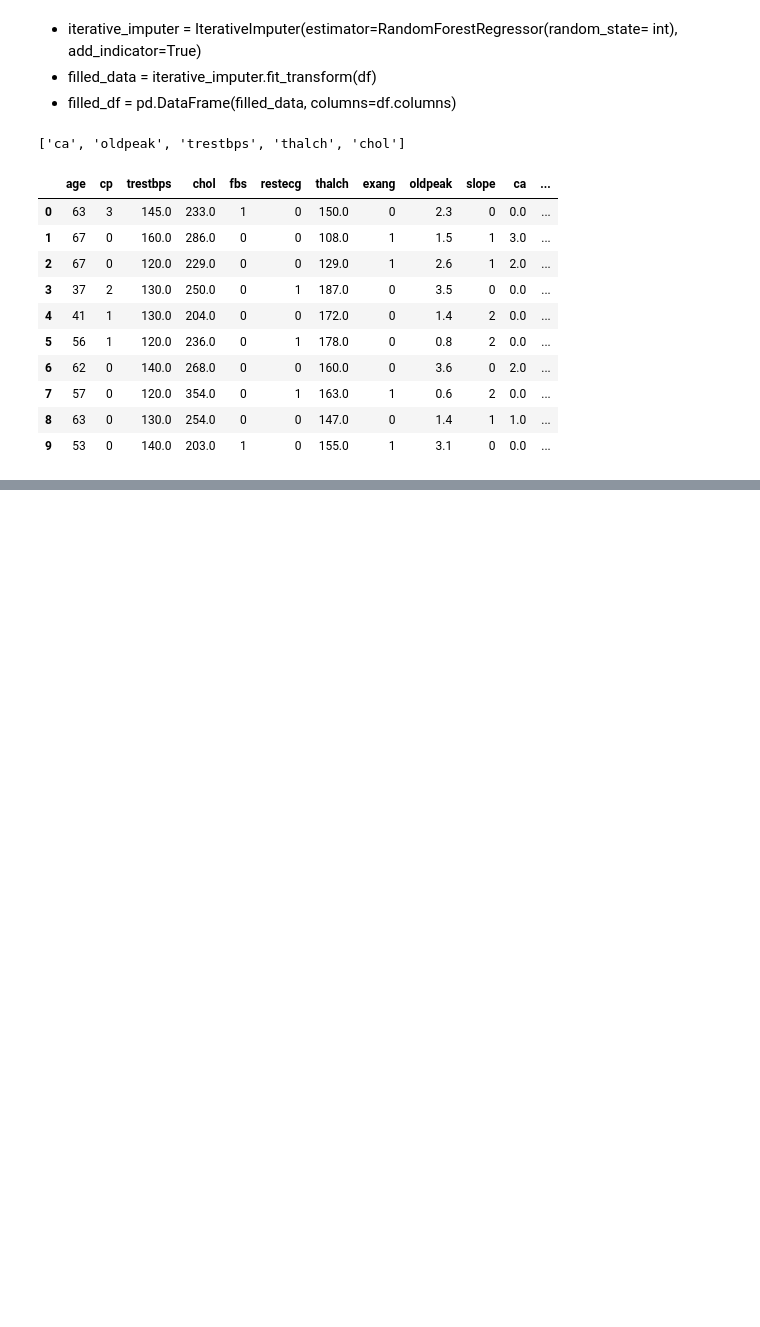
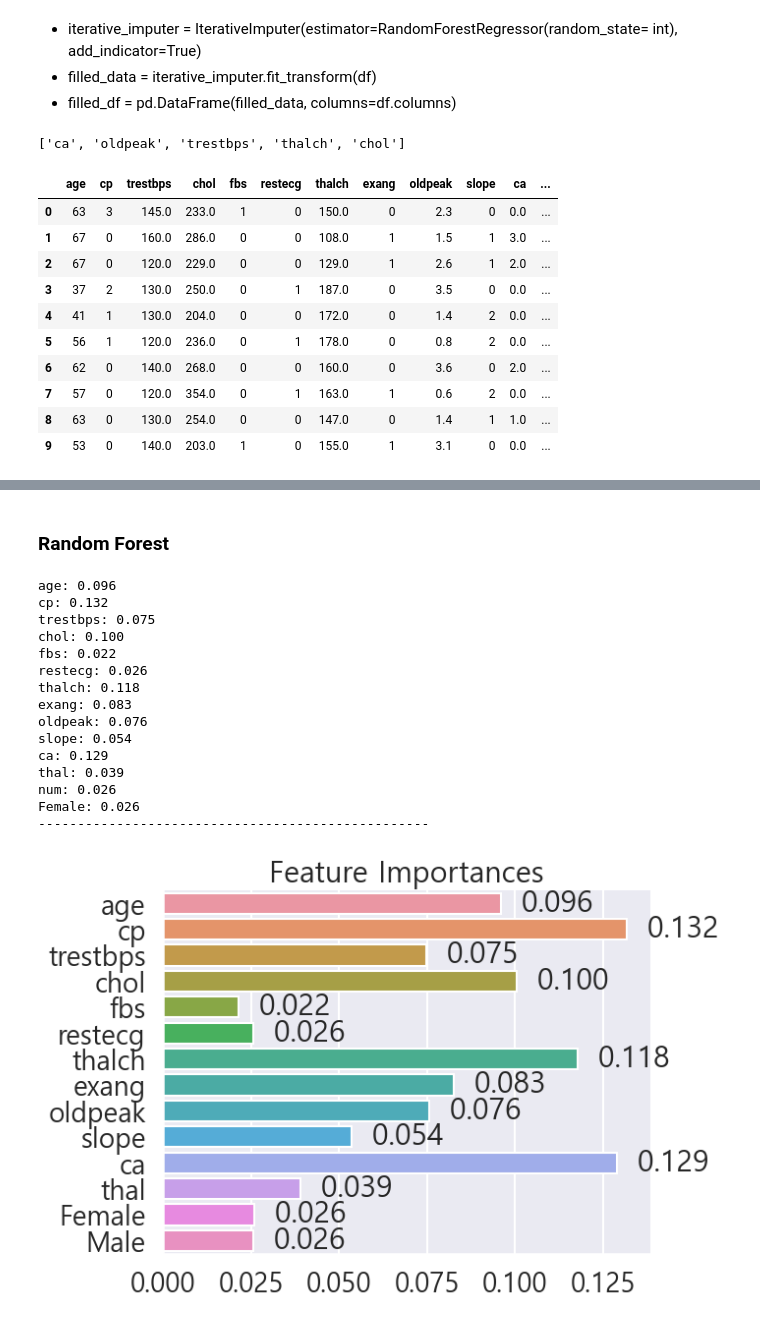
Before and after one commit to Pepi10/ML, a Jupyter notebook: 1Heart_Disease.ipynb, the cells around one changed output, grey strips where cells are left out. Cells and saved outputs as stored; diff of their text form; code cells hidden in the pictures; blank space fills up the shorter version.

```diff
--- a/1Heart_Disease.ipynb
+++ b/1Heart_Disease.ipynb
@@ -1173,0 +1371,8 @@ df.head(10)
+# %%
+rf = RandomForestClassifier(n_estimators=3000, random_state = 777)
+rf.fit(X_train, y_train)
+
+# predict the test data
+y_pred_rf = rf.predict(X_test)
+
+print(classification_report(y_test, y_pred_rf))
@@ -1173,0 +1458,32 @@ df.head(10)
+# %% [markdown]
+### Random Forest
+# %%
+# feature importance 확인
+for name, value in zip(df.columns , rf.feature_importances_):
+    print(f'{name}: {value:.3f}')
+
+print('-'*50)
+
+# feature importance 시각화
+ax = sns.barplot(x = rf.feature_importances_ , y=X.columns)
+ax.bar_label(ax.containers[0], fmt='  %.3f')
+plt.gca().spines[['right', 'top']].set_visible(False)
+plt.title('Feature Importances')
+plt.show()
+# %% [output]
+age: 0.096
+cp: 0.132
+trestbps: 0.075
+chol: 0.100
+fbs: 0.022
+restecg: 0.026
+thalch: 0.118
+exang: 0.083
+oldpeak: 0.076
+slope: 0.054
+ca: 0.129
+thal: 0.039
+num: 0.026
+Female: 0.026
+--------------------------------------------------
+[figure, added]
```
Also changed, not shown: parts of 25 cells of this notebook, 2 other files.
